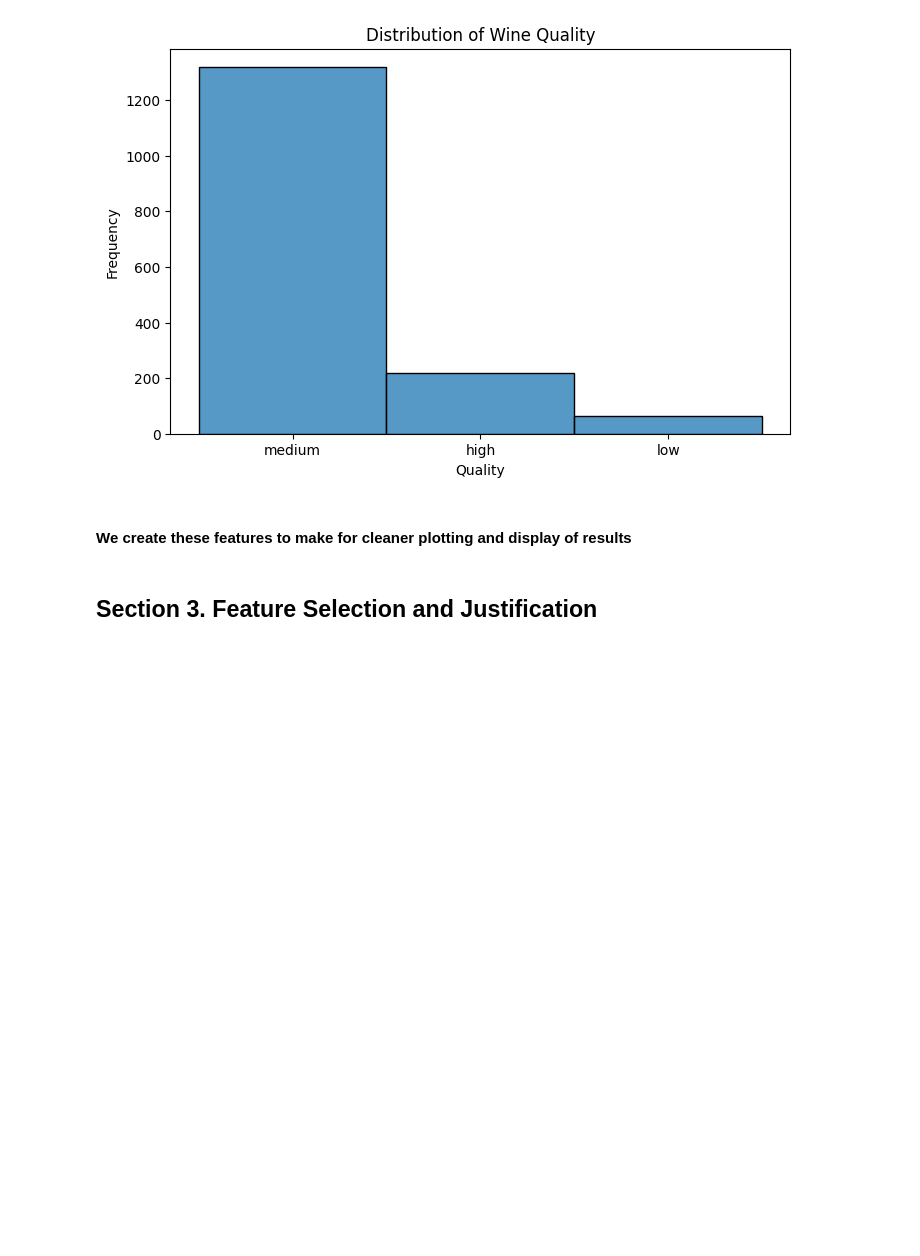
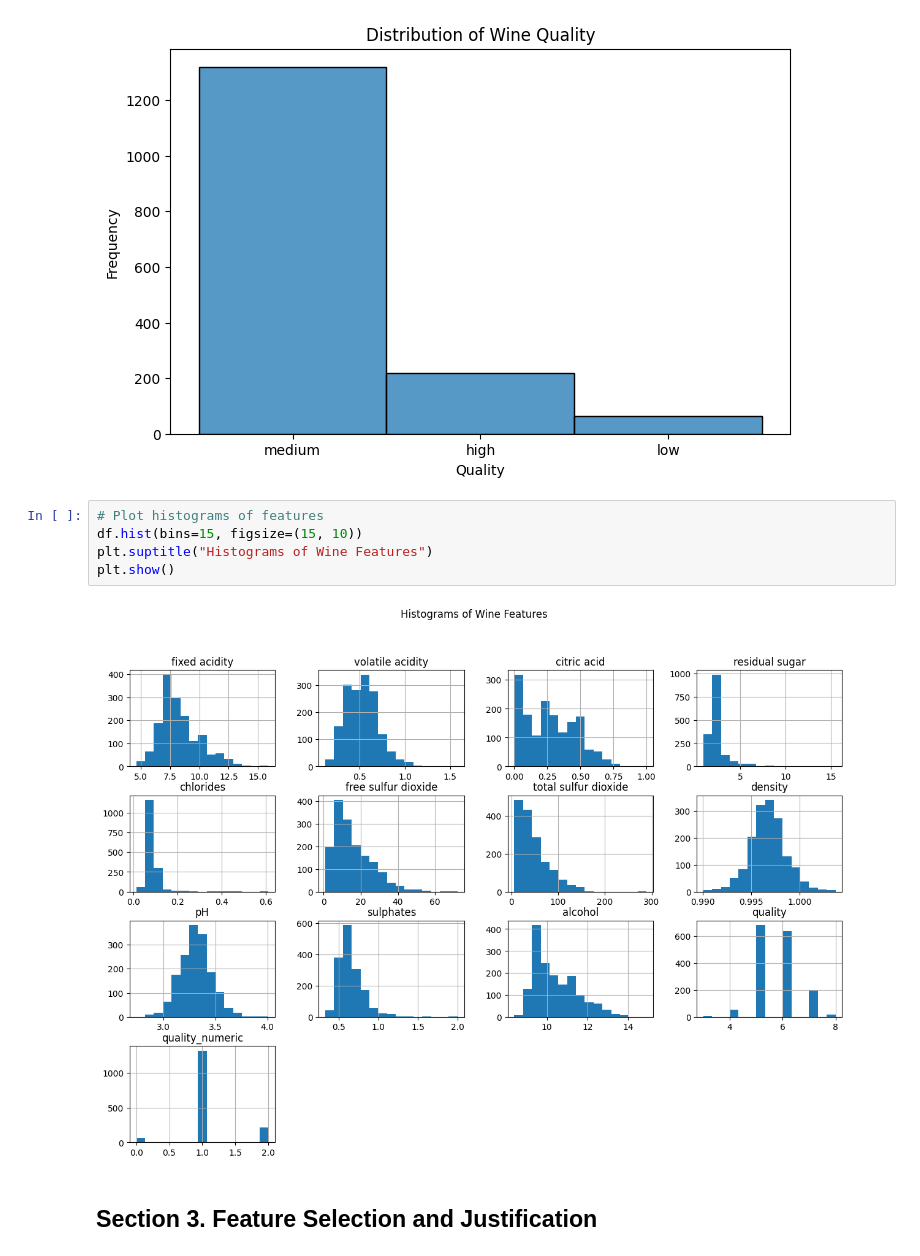
Before and after one commit to bjdawson23/applied-ml-branton, a Jupyter notebook: notebooks/project05/ensemble_branton.ipynb, the cells around one changed output. Cells and saved outputs as stored; diff of their text form; blank space fills up the shorter version.

```diff
--- a/notebooks/project05/ensemble_branton.ipynb
+++ b/notebooks/project05/ensemble_branton.ipynb
@@ -176,8 +183,13 @@ plt.ylabel("Frequency")
 plt.show()
 # %% [output]
 [figure]
-# %% [markdown]
-#### We create these features to make for cleaner plotting and display of results
+# %%
+# Plot histograms of features
+df.hist(bins=15, figsize=(15, 10))
+plt.suptitle("Histograms of Wine Features")
+plt.show()
+# %% [output]
+[figure, added]
 # %% [markdown]
 ## Section 3. Feature Selection and Justification
 # %% [markdown]
```
Also changed, not shown: parts of 5 cells of this notebook, 1 other file.
